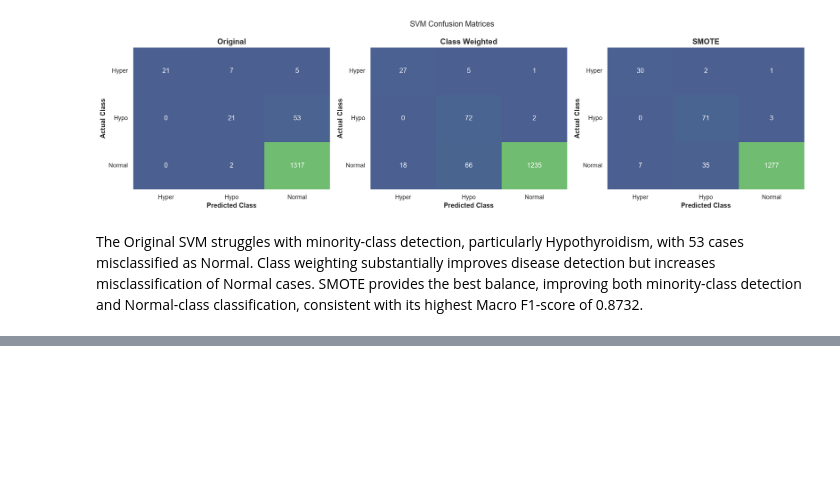
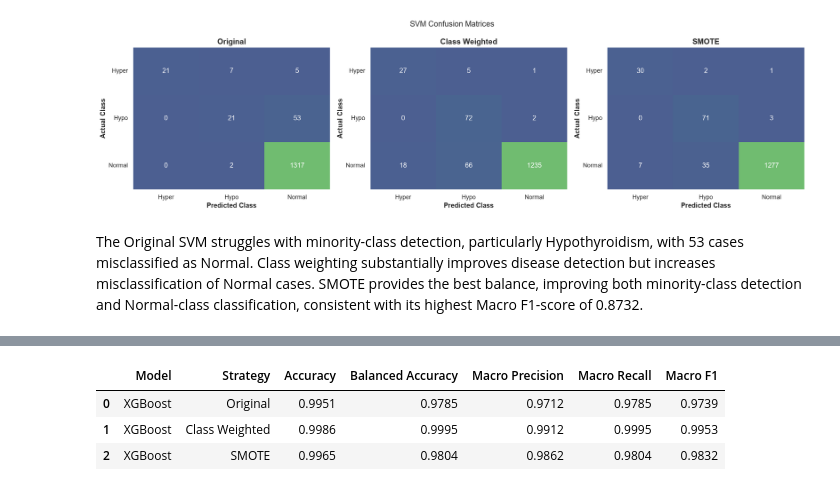
Before and after one commit to byegond-beep/Multi-class-Thyroid-Disease-Classification, a Jupyter notebook: notebook.ipynb, the cells around one changed output, grey strips where cells are left out. Saved outputs shown, nothing was run; the diff lists cells and outputs as text; code cells hidden in the pictures; blank space fills up the shorter version.

```diff
--- a/notebook.ipynb
+++ b/notebook.ipynb
@@ -1772,0 +1872,89 @@ The Original SVM struggles with minority-class detection, particularly Hypothyro
+# %%
+# XGBoost variants
+xgb_models = {
+    "Original": XGBClassifier(
+        objective="multi:softprob",
+        num_class=3,
+        eval_metric="mlogloss",
+        random_state=42
+    ),
+
+    "Class Weighted": XGBClassifier(
+        objective="multi:softprob",
+        num_class=3,
+        eval_metric="mlogloss",
+        random_state=42
+    ),
+
+    "SMOTE": XGBClassifier(
+        objective="multi:softprob",
+        num_class=3,
+        eval_metric="mlogloss",
+        random_state=42
+    )
+}
+
+# Store predictions
+xgb_predictions = {}
+
+for strategy, model in xgb_models.items():
+
+    if strategy == "SMOTE":
+        X_fit = X_train_smote
+        y_fit = y_train_smote
+
+        model.fit(X_fit, y_fit - 1)
+
+    elif strategy == "Class Weighted":
+        X_fit = X_train
+        y_fit = y_train
+
+        sample_weights = y_fit.map(class_weights)
+
+        model.fit(
+            X_fit,
+            y_fit - 1,
+            sample_weight=sample_weights
+        )
+
+    else:
+        X_fit = X_train
+        y_fit = y_train
+
+        model.fit(X_fit, y_fit - 1)
+
+    # Convert XGBoost predictions from 0,1,2 back to 1,2,3
+    predictions = model.predict(X_test) + 1
+
+    results = {
+        "Model": "XGBoost",
+        "Strategy": strategy,
+        "Accuracy": accuracy_score(y_test, predictions),
+        "Balanced Accuracy": balanced_accuracy_score(y_test, predictions),
+        "Macro Precision": precision_score(
+            y_test, predictions, average="macro", zero_division=0
+        ),
+        "Macro Recall": recall_score(
+            y_test, predictions, average="macro", zero_division=0
+        ),
+        "Macro F1": f1_score(
+            y_test, predictions, average="macro", zero_division=0
+        )
+    }
+
+    model_results.append(results)
+    xgb_predictions[strategy] = predictions
+
+
+# Compare XGBoost variants
+xgb_comparison = pd.DataFrame([
+    result for result in model_results
+    if result["Model"] == "XGBoost"
+])
+
+xgb_comparison.round(4)
+# %% [output]
+|  | Model | Strategy | Accuracy | Balanced Accuracy | Macro Precision | Macro Recall | Macro F1 |
+| 0 | XGBoost | Original | 0.9951 | 0.9785 | 0.9712 | 0.9785 | 0.9739 |
+| 1 | XGBoost | Class Weighted | 0.9986 | 0.9995 | 0.9912 | 0.9995 | 0.9953 |
+| 2 | XGBoost | SMOTE | 0.9965 | 0.9804 | 0.9862 | 0.9804 | 0.9832 |
```
Also changed, not shown: parts of 11 cells of this notebook.
